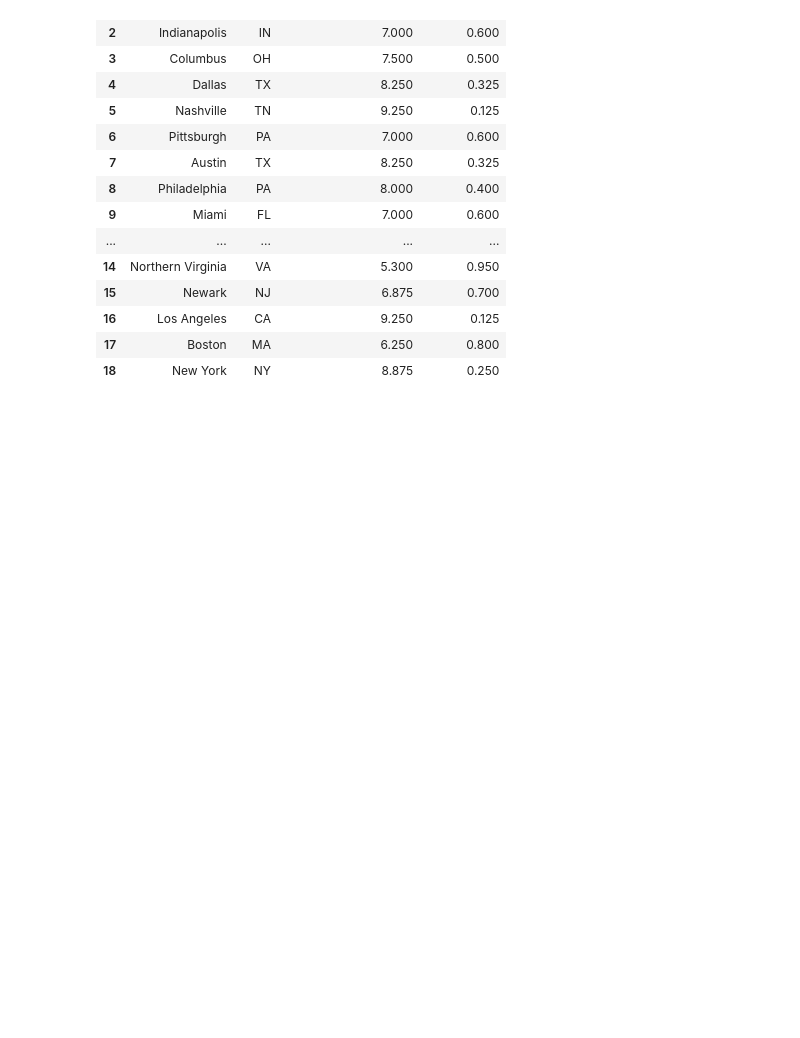
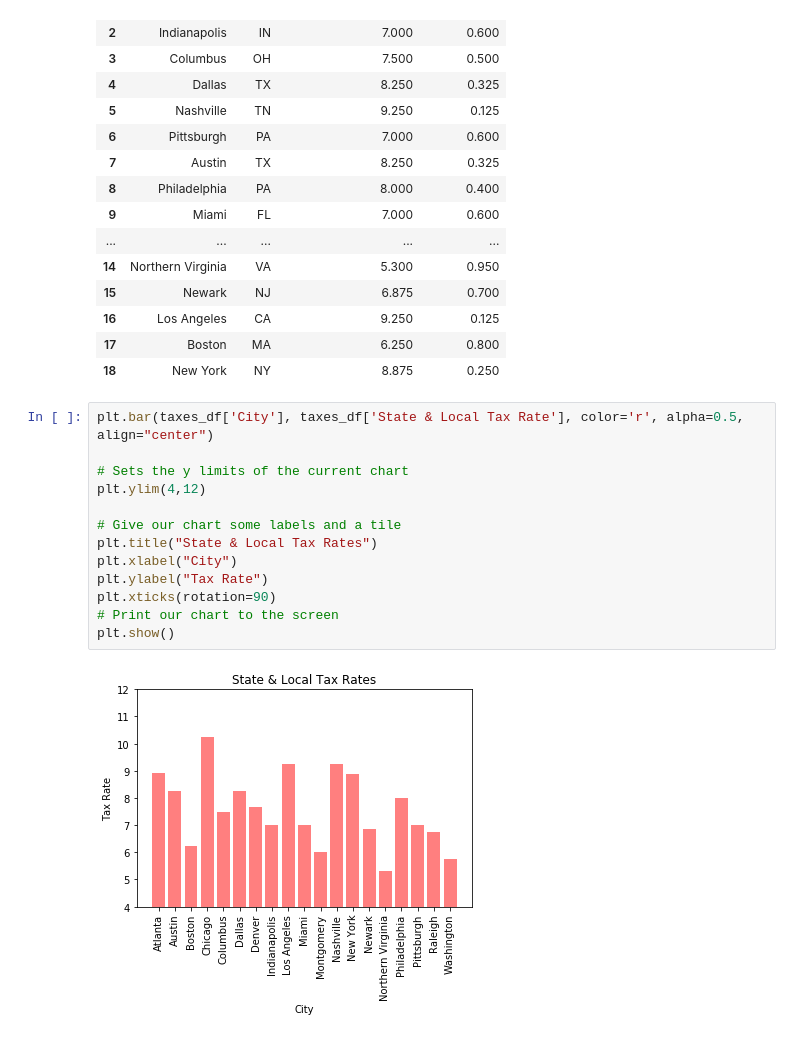
Before and after one commit to APK500/project-one, a Jupyter notebook: Forrest_dataframes.py.ipynb, the cells around one changed output. Cells and saved outputs as stored; diff of their text form; blank space fills up the shorter version.

```diff
--- a/Forrest_dataframes.py.ipynb
+++ b/Forrest_dataframes.py.ipynb
@@ -145,3 +176,18 @@ taxes_df
 | 16 | Los Angeles | CA | 9.250 | 0.125 |
 | 17 | Boston | MA | 6.250 | 0.800 |
 | 18 | New York | NY | 8.875 | 0.250 |
+# %%
+plt.bar(taxes_df['City'], taxes_df['State & Local Tax Rate'], color='r', alpha=0.5, align="center")
+
+# Sets the y limits of the current chart
+plt.ylim(4,12)
+
+# Give our chart some labels and a tile
+plt.title("State & Local Tax Rates")
+plt.xlabel("City")
+plt.ylabel("Tax Rate")
+plt.xticks(rotation=90)
+# Print our chart to the screen
+plt.show()
+# %% [output]
+[figure, added]
```
Also changed, not shown: parts of 3 cells of this notebook.
